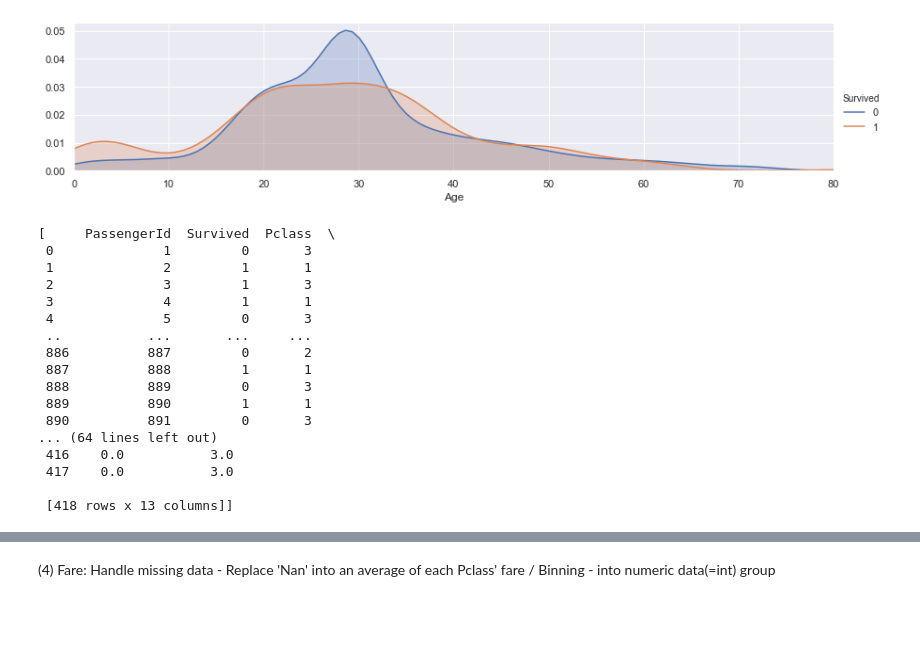
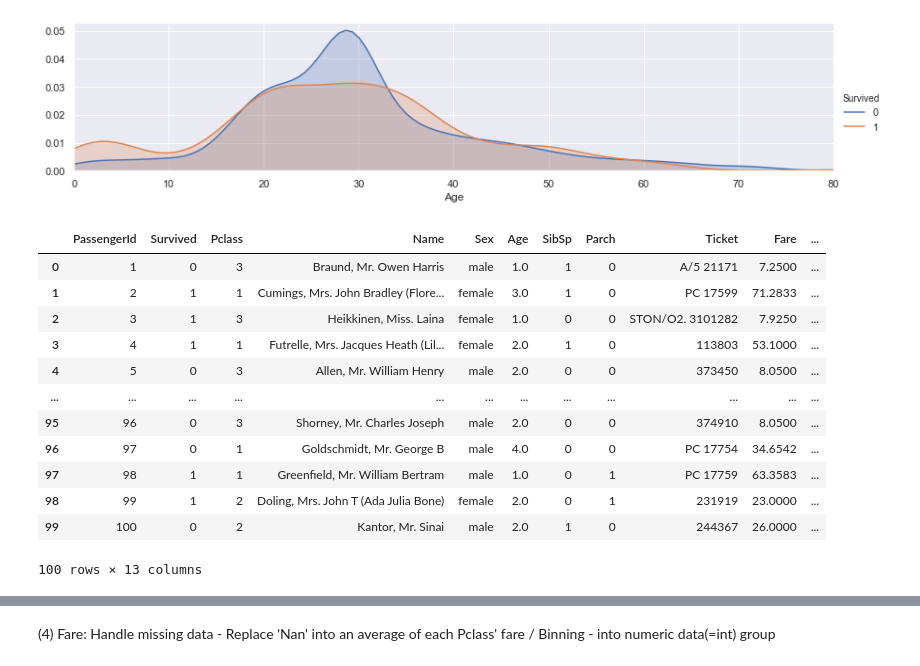
Before and after one commit to JoannaKang/Kaggle-Titanic, a Jupyter notebook: Titanic.ipynb, the cells around one changed output, grey strips where cells are left out. Drawn from its saved outputs; the diff is of its cells as text; code cells hidden in the pictures; blank space fills up the shorter version.

```diff
--- a/Titanic.ipynb
+++ b/Titanic.ipynb
@@ -444,31 +450,45 @@ plt.show()
 # %% [output]
 [figure]
 # %%
-def binning(feature, bins):
-    feature_category = feature + '_category'
-    for dataset in train_test_data:
-        for i in range(len(bins)-1):
-            dataset.loc[(dataset[feature] > bins[i]) & (dataset[feature] <= bins[i+1]), feature_category] = i
-        dataset.loc[(dataset[feature] > bins[len(bins)-1])] = len(bins)
+# def binning(feature, bins):
+#     feature_category = feature + '_category'
+#     for dataset in train_test_data:
+#         for i in range(len(bins)-1):
+#             dataset.loc[(dataset[feature] > bins[i]) & (dataset[feature] <= bins[i+1]), feature_category] = i
+#         dataset.loc[(dataset[feature] > bins[len(bins)-1])] = len(bins)
 
 
-binning('Age', [0, 5, 16, 26, 36, 40, 62])
-train_test_data
+# binning('Age', [0, 16, 32, 48, 64])
+
+
+for dataset in train_test_data:
+    dataset.loc[ dataset['Age'] <= 16, 'Age'] = 0,
+    dataset.loc[(dataset['Age'] > 16) & (dataset['Age'] <= 26), 'Age'] = 1,
+    dataset.loc[(dataset['Age'] > 26) & (dataset['Age'] <= 36), 'Age'] = 2,
+    dataset.loc[(dataset['Age'] > 36) & (dataset['Age'] <= 62), 'Age'] = 3,
+    dataset.loc[ dataset['Age'] > 62, 'Age'] = 4
+
+# def binning(feature, bins):
+#     feature_category = feature + '_category'
+#     for dataset in train_test_data:
+#         for i in range(len(bins)-1):
+#             dataset.loc[(dataset[feature] > bins[i]) & (dataset[feature]<= bins[i+1]), feature_category] = i
+#         #dataset.loc[(dataset[feature] > bins[len(bins)-1])] = len(bins)
+
+# binning('Age', [ 0, 16, 26, 36, 62])
-# %% [output]
-[     PassengerId  Survived  Pclass  \
- 0              1         0       3
- 1              2         1       1
- 2              3         1       3
- 3              4         1       1
- 4              5         0       3
- ..           ...       ...     ...
- 886          887         0       2
- 887          888         1       1
- 888          889         0       3
- 889          890         1       1
- 890          891         0       3
-... (64 lines left out)
- 416    0.0           3.0
- 417    0.0           3.0
-
- [418 rows x 13 columns]]
+# %%
+train.head(100)
+# %% [output]
+|  | PassengerId | Survived | Pclass | Name | Sex | Age | SibSp | Parch | Ticket | Fare | ... |
+| 0 | 1 | 0 | 3 | Braund, Mr. Owen Harris | male | 1.0 | 1 | 0 | A/5 21171 | 7.2500 | ... |
+| 1 | 2 | 1 | 1 | Cumings, Mrs. John Bradley (Flore... | female | 3.0 | 1 | 0 | PC 17599 | 71.2833 | ... |
+| 2 | 3 | 1 | 3 | Heikkinen, Miss. Laina | female | 1.0 | 0 | 0 | STON/O2. 3101282 | 7.9250 | ... |
+| 3 | 4 | 1 | 1 | Futrelle, Mrs. Jacques Heath (Lil... | female | 2.0 | 1 | 0 | 113803 | 53.1000 | ... |
+| 4 | 5 | 0 | 3 | Allen, Mr. William Henry | male | 2.0 | 0 | 0 | 373450 | 8.0500 | ... |
+| ... | ... | ... | ... | ... | ... | ... | ... | ... | ... | ... | ... |
+| 95 | 96 | 0 | 3 | Shorney, Mr. Charles Joseph | male | 2.0 | 0 | 0 | 374910 | 8.0500 | ... |
+| 96 | 97 | 0 | 1 | Goldschmidt, Mr. George B | male | 4.0 | 0 | 0 | PC 17754 | 34.6542 | ... |
+| 97 | 98 | 1 | 1 | Greenfield, Mr. William Bertram | male | 1.0 | 0 | 1 | PC 17759 | 63.3583 | ... |
+| 98 | 99 | 1 | 2 | Doling, Mrs. John T (Ada Julia Bone) | female | 2.0 | 0 | 1 | 231919 | 23.0000 | ... |
+| 99 | 100 | 0 | 2 | Kantor, Mr. Sinai | male | 2.0 | 1 | 0 | 244367 | 26.0000 | ... |
+100 rows × 13 columns
```
Also changed, not shown: parts of 15 cells of this notebook.
